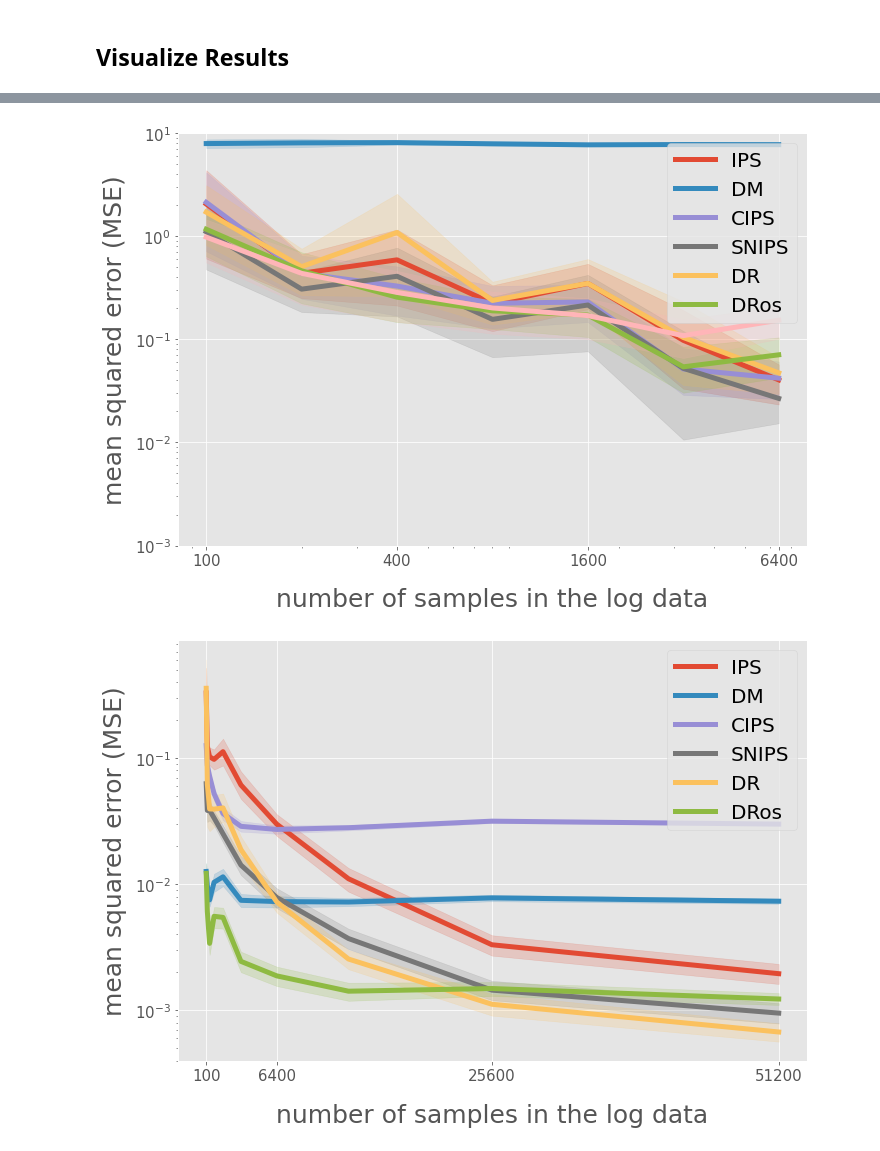
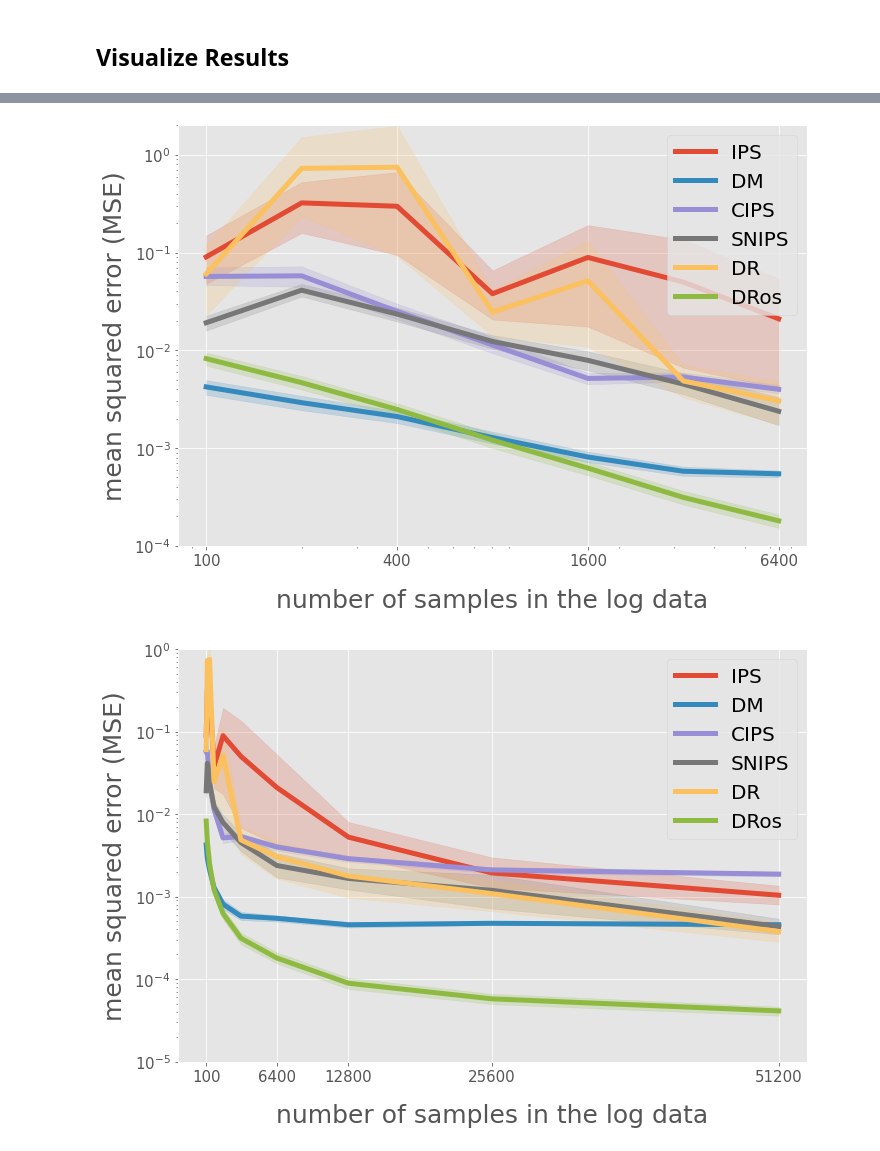
Before and after one commit to usaito/kdd2022-tutorial, a Jupyter notebook: simulations/evaluation-of-ope-2.ipynb, the cells around one changed output, grey strips where cells are left out. Cells and saved outputs as stored; diff of their text form; code cells hidden in the pictures.

```diff
--- a/simulations/evaluation-of-ope-2.ipynb
+++ b/simulations/evaluation-of-ope-2.ipynb
@@ -40,18 +34,16 @@ print(obp.__version__)
 0.5.4
 # %%
 ## configurations
-num_runs = 20
+num_runs = 300
 num_data_list = [100, 200, 400, 800, 1600, 3200, 6400, 12800, 25600, 51200]
 # %%
 ## define a dataset class
 dataset = SyntheticBanditDataset(
     n_actions=10,
     dim_context=10,
-    beta=1,
-    reward_type="continuous",
-    reward_std=2,
-    reward_function=polynomial_reward_function,
-    behavior_policy_function=polynomial_behavior_policy,
+    beta=8,
+    reward_function=logistic_reward_function,
+    behavior_policy_function=linear_behavior_policy,
     random_state=12345,
 )
 ### training data is used to train an evaluation policy
@@ -210,0 +208,30 @@ ax.xaxis.set_label_coords(0.5, -0.1)
+# %%
+# figure configs
+query = "(est == 'DM' or est == 'IPS' or est == 'SNIPS' or est == 'CIPS' or est == 'DR')"
+xlabels = [100, 6400, 12800, 25600, 51200]
+
+plt.style.use('ggplot')
+fig, ax = plt.subplots(figsize=(10, 7), tight_layout=True)
+sns.lineplot(
+    linewidth=5,
+    dashes=False,
+    legend=False,
+    x="num_data",
+    y="se",
+    hue="est",
+    ax=ax,
+    data=result_df.query(query),
+)
+# title and legend
+ax.legend(["IPS", "DM", "CIPS", "SNIPS", "DR"], loc="upper right", fontsize=22)
+# yaxis
+ax.set_yscale("log")
+ax.set_ylim(1e-5, 1)
+ax.set_ylabel("mean squared error (MSE)", fontsize=25)
+ax.tick_params(axis="y", labelsize=15)
+ax.yaxis.set_label_coords(-0.08, 0.5)
+# xaxis
+ax.set_xlabel("number of samples in the log data", fontsize=25)
+ax.set_xticks(xlabels)
+ax.set_xticklabels(xlabels, fontsize=15)
+ax.xaxis.set_label_coords(0.5, -0.1)
@@ -211,37 +240,37 @@ ax.xaxis.set_label_coords(0.5, -0.1)
 # %%
 query = "num_data <= 6400"
 xlabels = [100, 400, 1600, 6400]
 
 plt.style.use('ggplot')
 fig, ax = plt.subplots(figsize=(10, 7), tight_layout=True)
 sns.lineplot(
     linewidth=5,
     dashes=False,
     legend=False,
     x="num_data",
     y="se",
     hue="est",
     ax=ax,
     data=result_df.query(query),
 )
 # title and legend
 ax.legend(["IPS", "DM", "CIPS", "SNIPS", "DR", "DRos"], loc="upper right", fontsize=20)
 # yaxis
 ax.set_yscale("log")
-ax.set_ylim(1e-3, 10)
+ax.set_ylim(1e-4, 2)
 ax.set_ylabel("mean squared error (MSE)", fontsize=25)
 ax.tick_params(axis="y", labelsize=15)
 ax.yaxis.set_label_coords(-0.08, 0.5)
 # xaxis
 ax.set_xscale("log")
 ax.set_xlabel("number of samples in the log data", fontsize=25)
 ax.set_xticks(xlabels)
 ax.set_xticklabels(xlabels, fontsize=15)
 ax.xaxis.set_label_coords(0.5, -0.1)
 # %% [output]
-[figure, old version]
+[figure, new version]
 # %%
-xlabels = [100, 6400, 25600, 51200]
+xlabels = [100, 6400, 12800, 25600, 51200]
 
 plt.style.use('ggplot')
 fig, ax = plt.subplots(figsize=(10, 7), tight_layout=True)
@@ -259,6 +288,7 @@ sns.lineplot(
 ax.legend(["IPS", "DM", "CIPS", "SNIPS", "DR", "DRos"], loc="upper right", fontsize=20)
 # yaxis
 ax.set_yscale("log")
+ax.set_ylim(1e-5, 1)
 ax.set_ylabel("mean squared error (MSE)", fontsize=25)
 ax.tick_params(axis="y", labelsize=15)
 ax.yaxis.set_label_coords(-0.08, 0.5)
@@ -268,4 +298,4 @@ ax.set_xticks(xlabels)
 ax.set_xticklabels(xlabels, fontsize=15)
 ax.xaxis.set_label_coords(0.5, -0.1)
 # %% [output]
-[figure, old version]
+[figure, new version]
```
Also changed, not shown: parts of 6 cells of this notebook, 5 other files.
